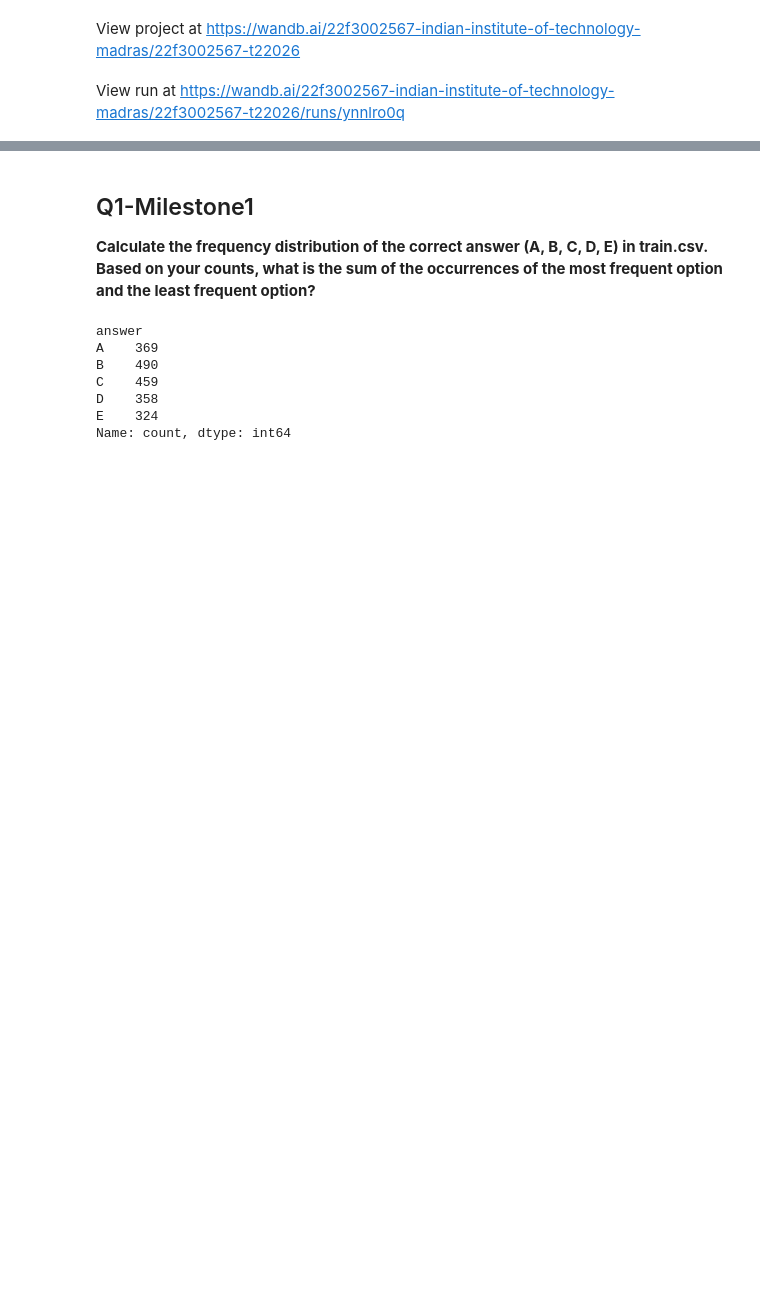
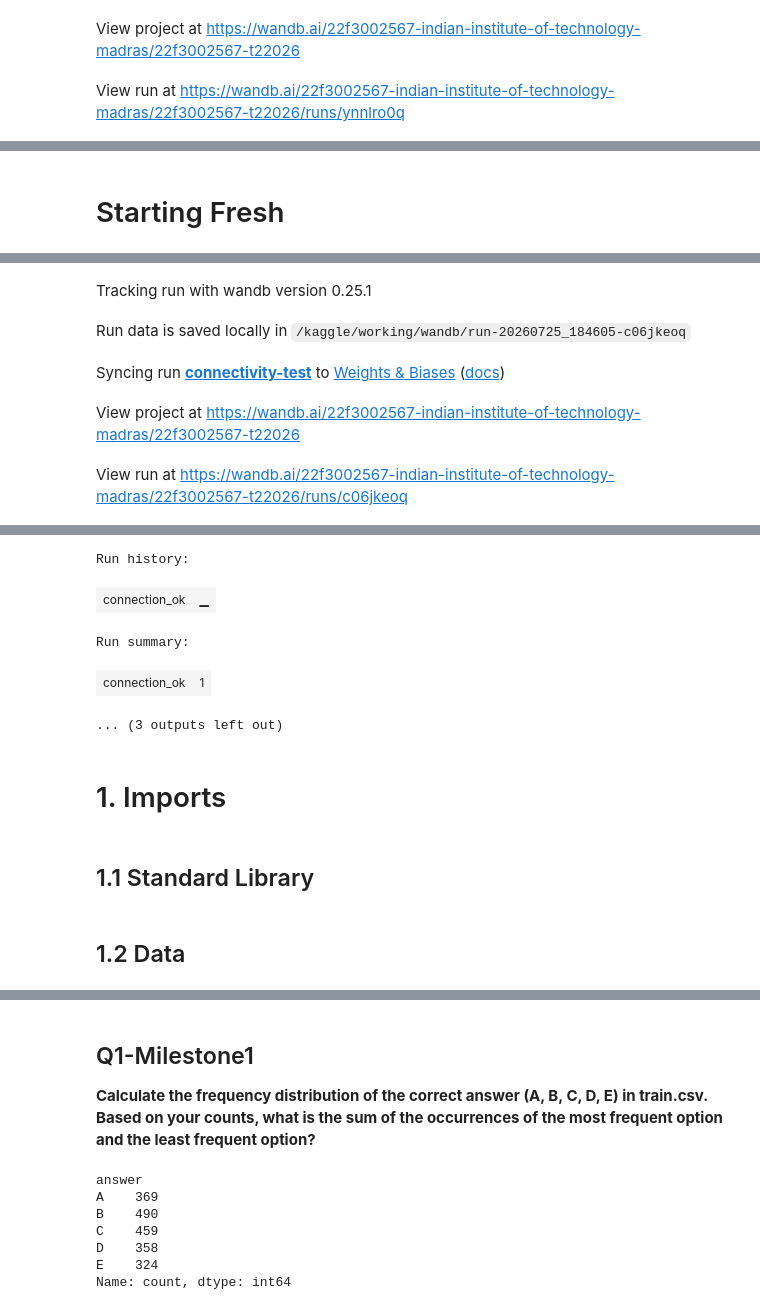
Before and after one commit to 22f3002567/dl-genai-project-26-t2, a Jupyter notebook: DL-22f3002567-notebook-t22026.ipynb, the cells around one changed output, grey strips where cells are left out. Cells and saved outputs as stored; diff of their text form; code cells hidden in the pictures; blank space fills up the shorter version.

Commit message:
Kaggle Notebook | DL-22f3002567-notebook-t22026 | Version 18

```diff
--- a/DL-22f3002567-notebook-t22026.ipynb
+++ b/DL-22f3002567-notebook-t22026.ipynb
@@ -2333,0 +2369,21 @@ print("W&B run finished ✓")
+# %% [markdown]
+# Starting Fresh
+# %%
+import wandb, os
+from kaggle_secrets import UserSecretsClient
+
+os.environ["WANDB_API_KEY"] = UserSecretsClient().get_secret("WANDB_API_KEY")
+wandb.login(key=os.environ["WANDB_API_KEY"], relogin=True)
+
+run = wandb.init(
+    project = "22f3002567-t22026",
+    entity  = "22f3002567-indian-institute-of-technology-madras",
+    name    = "connectivity-test",
+    config  = {"test": True}
+)
+wandb.log({"connection_ok": 1})
+run.finish()
+
+print("W&B ✓")
+print("URL: https://wandb.ai/22f3002567-indian-institute-of-technology-madras/22f3002567-t22026")
+# %% [output]
@@ -2333,0 +2395,5 @@ print("W&B run finished ✓")
+Tracking run with wandb version 0.25.1
+Run data is saved locally in /kaggle/working/wandb/run-20260725_184605-c06jkeoq
+Syncing run connectivity-test to Weights & Biases (docs)
+View project at https://wandb.ai/22f3002567-indian-institute-of-technology-madras/22f3002567-t22026
+View run at https://wandb.ai/22f3002567-indian-institute-of-technology-madras/22f3002567-t22026/runs/c06jkeoq
@@ -2333,0 +2401,9 @@ print("W&B run finished ✓")
+Run history:
+| connection_ok | ▁ |
+Run summary:
+| connection_ok | 1 |
+... (3 outputs left out)
+# %% [markdown]
+# 1. Imports
+# %% [markdown]
+## 1.1 Standard Library
@@ -2333,0 +2416,2 @@ print("W&B run finished ✓")
+# %% [markdown]
+## 1.2 Data
```
Also changed, not shown: parts of 41 cells of this notebook.
